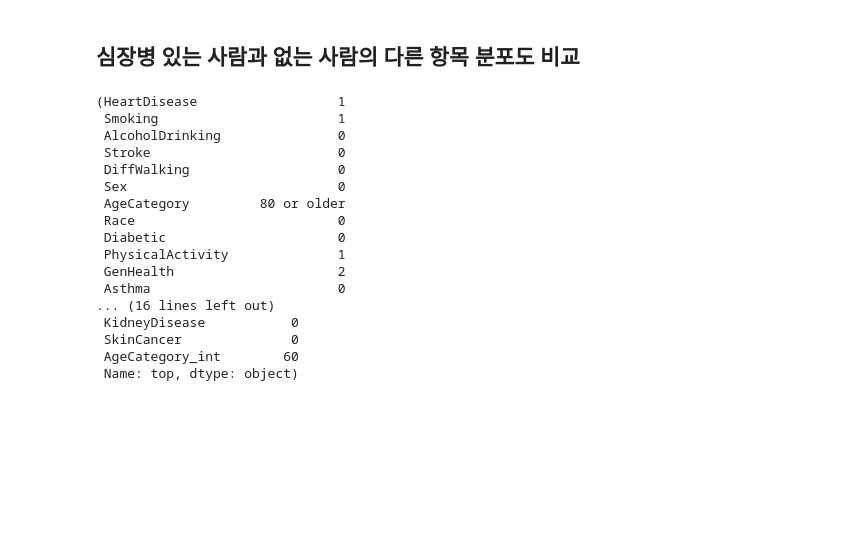
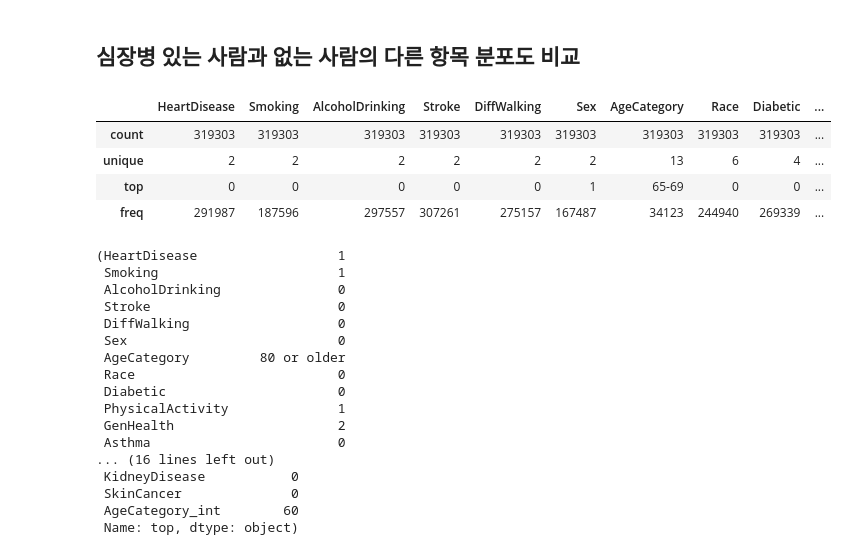
Before and after one commit to nohjuhyeon/healthcare_team, a Jupyter notebook: docs/juhyeon/JH_heart.ipynb, the cells around one changed output. Saved outputs shown, nothing was run; the diff lists cells and outputs as text; code cells hidden in the pictures; blank space fills up the shorter version.

```diff
--- a/docs/juhyeon/JH_heart.ipynb
+++ b/docs/juhyeon/JH_heart.ipynb
@@ -350,6 +374,15 @@ df_heart
 # %%
 df_heart_disease = df_heart.query("HeartDisease==1")
 df_heart_good = df_heart.query("HeartDisease==0")
+# %%
+df_heart.loc[:,:'SleepTime'].describe(include = object
+                                    )
+# %% [output]
+|  | HeartDisease | Smoking | AlcoholDrinking | Stroke | DiffWalking | Sex | AgeCategory | Race | Diabetic | ... |
+| count | 319303 | 319303 | 319303 | 319303 | 319303 | 319303 | 319303 | 319303 | 319303 | ... |
+| unique | 2 | 2 | 2 | 2 | 2 | 2 | 13 | 6 | 4 | ... |
+| top | 0 | 0 | 0 | 0 | 0 | 1 | 65-69 | 0 | 0 | ... |
+| freq | 291987 | 187596 | 297557 | 307261 | 275157 | 167487 | 34123 | 244940 | 269339 | ... |
 # %%
 df_heart_disease.describe(include="object").loc["top",:],df_heart_good.describe(include="object").loc["top",:]
 # %% [output]
```
Also changed, not shown: parts of 25 cells of this notebook.
